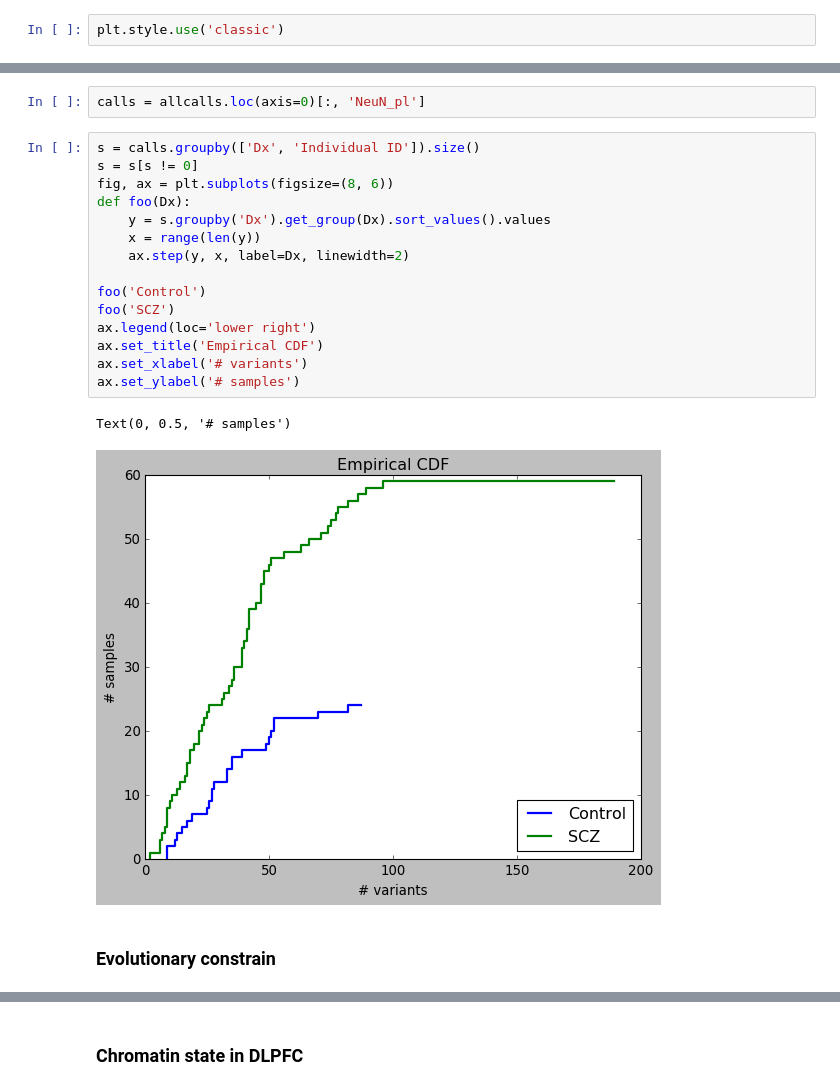
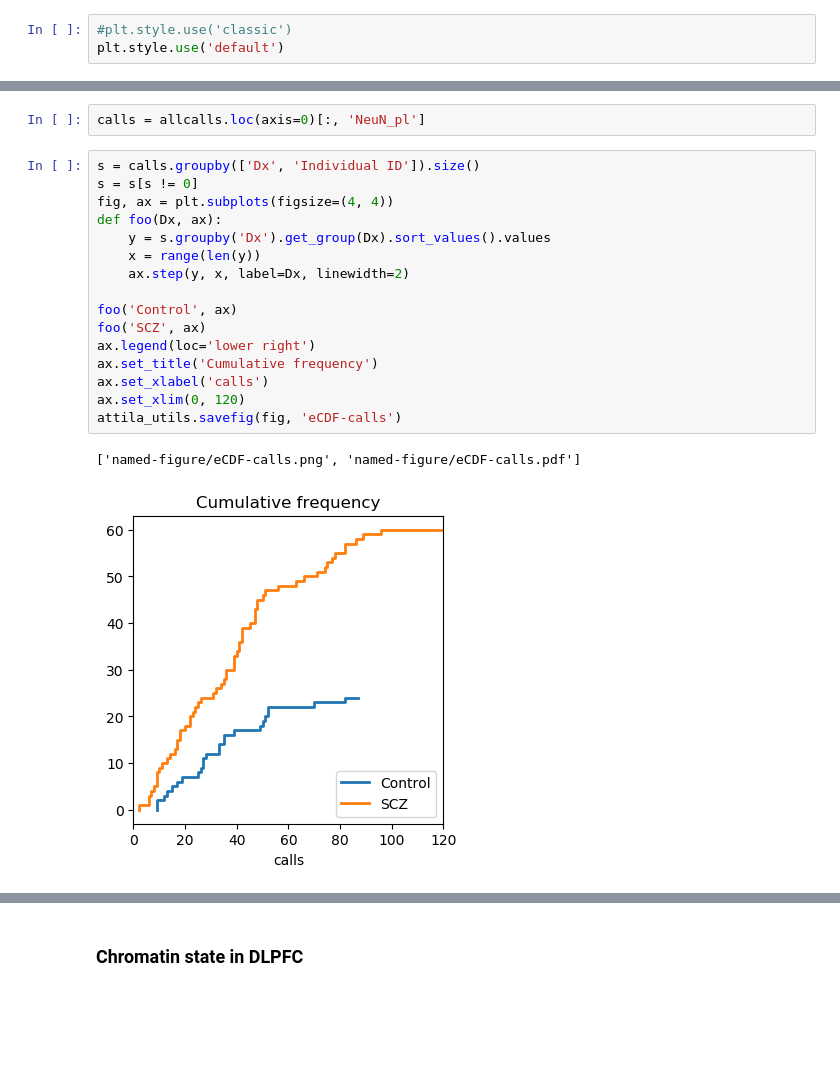
Before and after one commit to attilagk/lab-notebook, a Jupyter notebook: projects/bsm/R/2020-06-10-annotate-explore-variants/2020-06-10-annotate-explore-variants.ipynb, the cells around one changed output, grey strips where cells are left out. Saved outputs shown, nothing was run; the diff lists cells and outputs as text; blank space fills up the shorter version.

```diff
--- a/projects/bsm/R/2020-06-10-annotate-explore-variants/2020-06-10-annotate-explore-variants.ipynb
+++ b/projects/bsm/R/2020-06-10-annotate-explore-variants/2020-06-10-annotate-explore-variants.ipynb
@@ -16,6 +17,7 @@ import re
 %matplotlib inline
 # %%
-plt.style.use('classic')
+#plt.style.use('classic')
+plt.style.use('default')
 # %% [markdown]
 ### Annotation of callsets
 # %%
@@ -82,20 +116,19 @@ calls = allcalls.loc(axis=0)[:, 'NeuN_pl']
 # %%
 s = calls.groupby(['Dx', 'Individual ID']).size()
 s = s[s != 0]
-fig, ax = plt.subplots(figsize=(8, 6))
-def foo(Dx):
+fig, ax = plt.subplots(figsize=(4, 4))
+def foo(Dx, ax):
     y = s.groupby('Dx').get_group(Dx).sort_values().values
     x = range(len(y))
     ax.step(y, x, label=Dx, linewidth=2)
 
-foo('Control')
-foo('SCZ')
+foo('Control', ax)
+foo('SCZ', ax)
 ax.legend(loc='lower right')
-ax.set_title('Empirical CDF')
-ax.set_xlabel('# variants')
-ax.set_ylabel('# samples')
+ax.set_title('Cumulative frequency')
+ax.set_xlabel('calls')
+ax.set_xlim(0, 120)
+attila_utils.savefig(fig, 'eCDF-calls')
 # %% [output]
-Text(0, 0.5, '# samples')
+['named-figure/eCDF-calls.png', 'named-figure/eCDF-calls.pdf']
-[figure, old version]
+[figure, new version]
-# %% [markdown]
-### Evolutionary constrain
```
Also changed, not shown: parts of 26 cells of this notebook, 16 other files.
